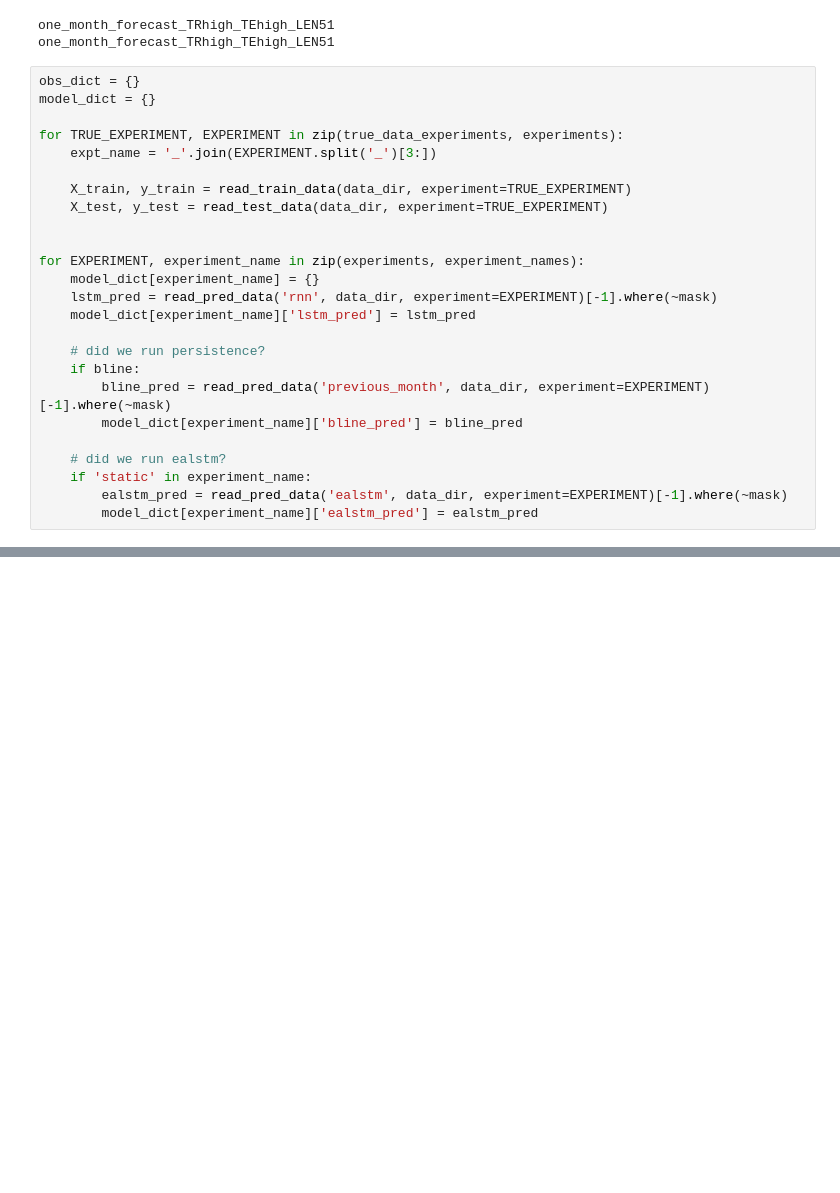
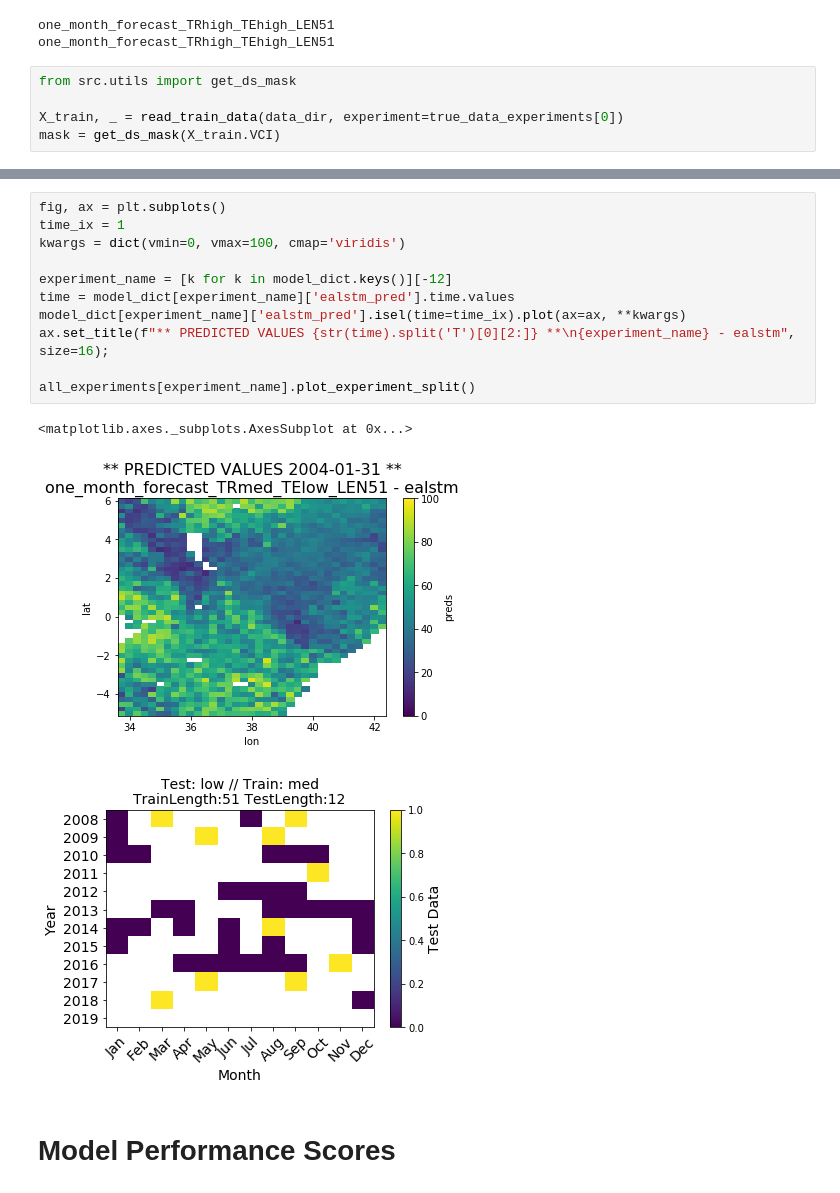
Before and after one commit to ECMWFCode4Earth/ml_drought, a Jupyter notebook: notebooks/dl_notebooks/04_tl_analyse_experiment.ipynb, the cells around one changed output, grey strips where cells are left out. Saved outputs shown, nothing was run; the diff lists cells and outputs as text; blank space fills up the shorter version.

```diff
--- a/notebooks/dl_notebooks/04_tl_analyse_experiment.ipynb
+++ b/notebooks/dl_notebooks/04_tl_analyse_experiment.ipynb
@@ -164,28 +185,8 @@ print('_'.join(true_data_experiments[0].split('_')[3:]))
 # %% [output]
 one_month_forecast_TRhigh_TEhigh_LEN51
 one_month_forecast_TRhigh_TEhigh_LEN51
-# %%
-obs_dict = {}
-model_dict = {}
-
-for TRUE_EXPERIMENT, EXPERIMENT in zip(true_data_experiments, experiments):
-    expt_name = '_'.join(EXPERIMENT.split('_')[3:])
-
-    X_train, y_train = read_train_data(data_dir, experiment=TRUE_EXPERIMENT)
-    X_test, y_test = read_test_data(data_dir, experiment=TRUE_EXPERIMENT)
-
-
-for EXPERIMENT, experiment_name in zip(experiments, experiment_names):
-    model_dict[experiment_name] = {}
-    lstm_pred = read_pred_data('rnn', data_dir, experiment=EXPERIMENT)[-1].where(~mask)
-    model_dict[experiment_name]['lstm_pred'] = lstm_pred
-
-    # did we run persistence?
-    if bline:
-        bline_pred = read_pred_data('previous_month', data_dir, experiment=EXPERIMENT)[-1].where(~mask)
-        model_dict[experiment_name]['bline_pred'] = bline_pred
-
-    # did we run ealstm?
-    if 'static' in experiment_name:
-        ealstm_pred = read_pred_data('ealstm', data_dir, experiment=EXPERIMENT)[-1].where(~mask)
-        model_dict[experiment_name]['ealstm_pred'] = ealstm_pred
+# %%
+from src.utils import get_ds_mask
+
+X_train, _ = read_train_data(data_dir, experiment=true_data_experiments[0])
+mask = get_ds_mask(X_train.VCI)
@@ -191,0 +237,17 @@ for EXPERIMENT, experiment_name in zip(experiments, experiment_names):
+# %%
+fig, ax = plt.subplots()
+time_ix = 1
+kwargs = dict(vmin=0, vmax=100, cmap='viridis')
+
+experiment_name = [k for k in model_dict.keys()][-12]
+time = model_dict[experiment_name]['ealstm_pred'].time.values
+model_dict[experiment_name]['ealstm_pred'].isel(time=time_ix).plot(ax=ax, **kwargs)
+ax.set_title(f"** PREDICTED VALUES {str(time).split('T')[0][2:]} **\n{experiment_name} - ealstm", size=16);
+
+all_experiments[experiment_name].plot_experiment_split()
+# %% [output]
+<matplotlib.axes._subplots.AxesSubplot at 0x...>
+[figure, added]
+[figure, added]
+# %% [markdown]
+# Model Performance Scores
```
Also changed, not shown: parts of 7 cells of this notebook.
